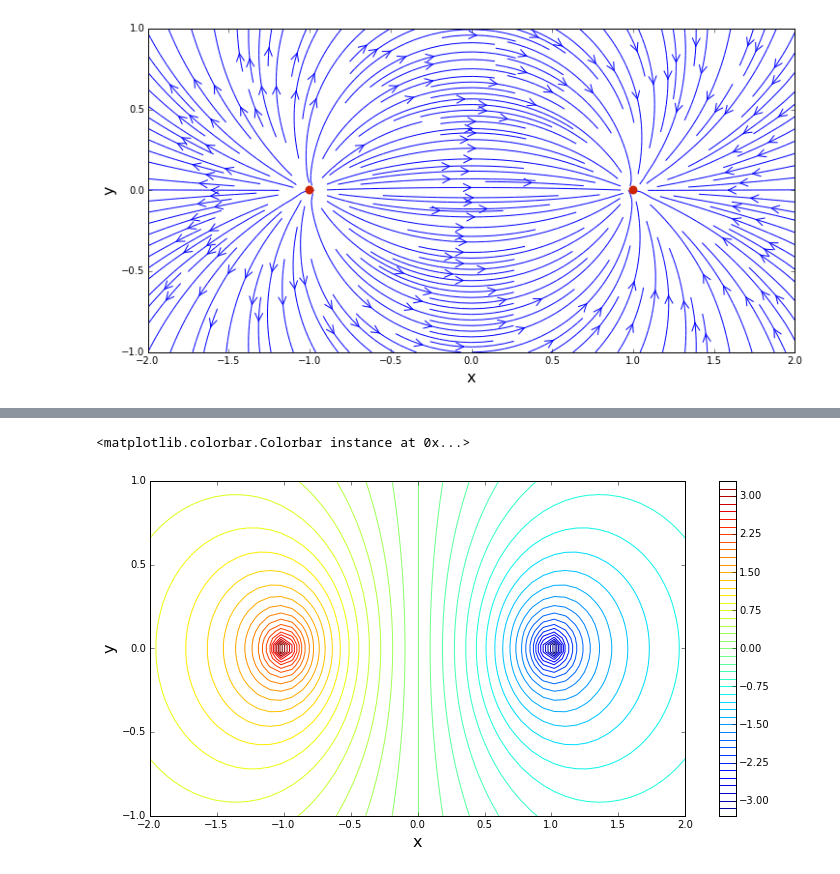
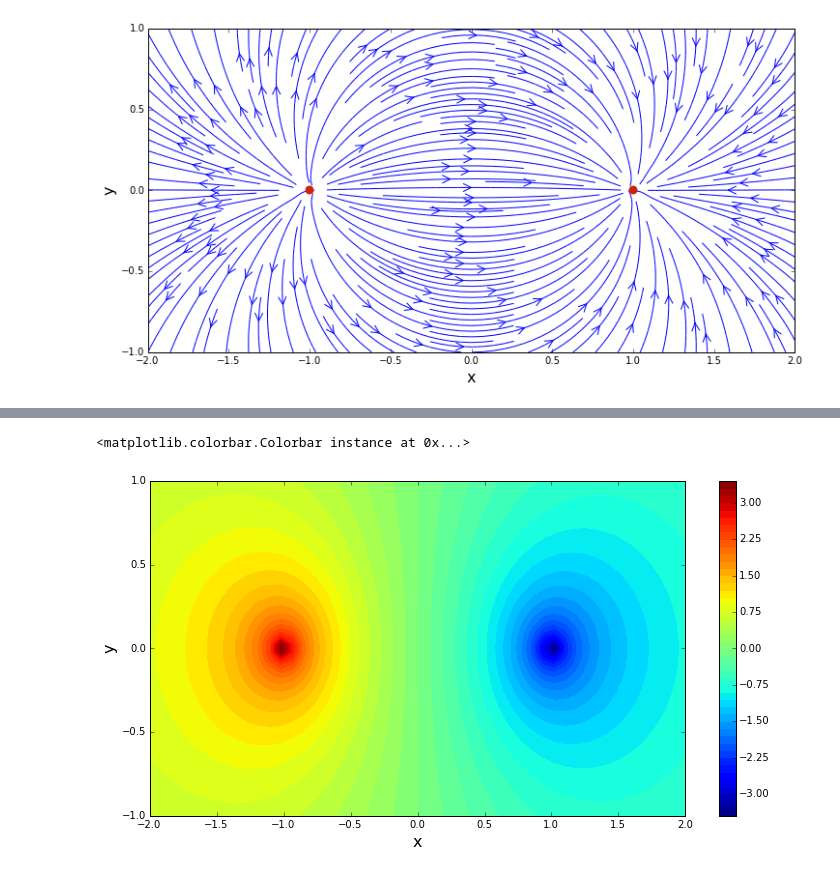
Before and after one commit to mglasstone/MAE6226, a Jupyter notebook: Source_Sink_Pair.ipynb, the cells around one changed output, grey strips where cells are left out. Saved outputs shown, nothing was run; the diff lists cells and outputs as text; code cells hidden in the pictures.

```diff
--- a/Source_Sink_Pair.ipynb
+++ b/Source_Sink_Pair.ipynb
@@ -119,15 +119,15 @@ plt.colorbar(extend='both')
 # %%
 # Combined source/sink pair velocity potential contour plot
 pot_pair = pot_source + pot_sink
 size = 12
 num_levels = 50
 plt.figure(figsize=(size, (y_end-y_start)/(x_end-x_start)*size))
 plt.xlabel('x', fontsize=16)
 plt.ylabel('y', fontsize=16)
 plt.xlim(x_start, x_end)
 plt.ylim(y_start, y_end)
-plt.contour(X, Y, pot_pair, num_levels)
+plt.contourf(X, Y, pot_pair, num_levels)
 plt.colorbar(extend='both')
 # %% [output]
 <matplotlib.colorbar.Colorbar instance at 0x...>
-[figure, old version]
+[figure, new version]
```
Also changed, not shown: parts of 2 cells of this notebook, 1 other file.
